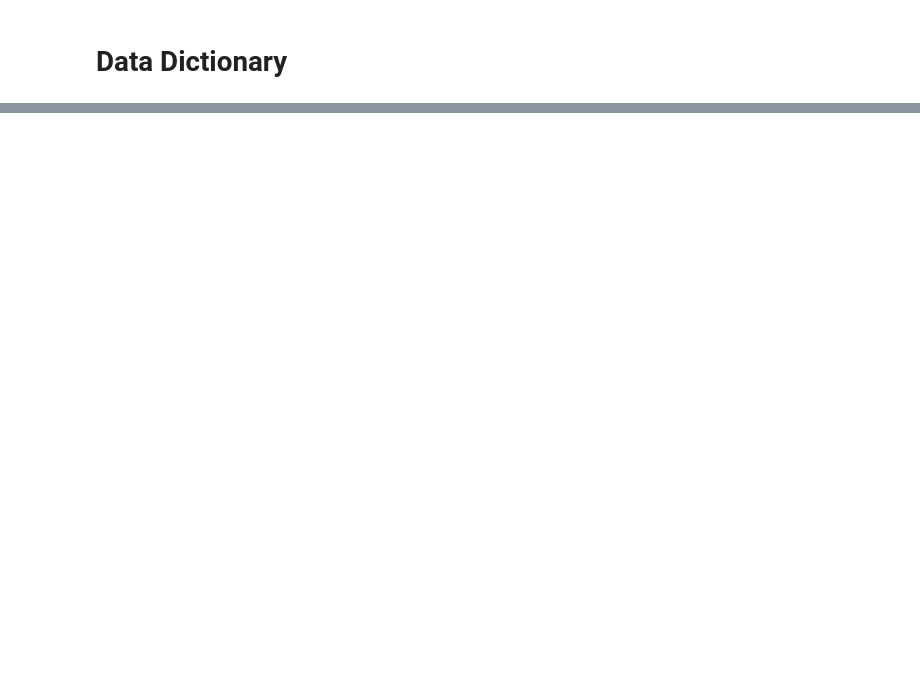
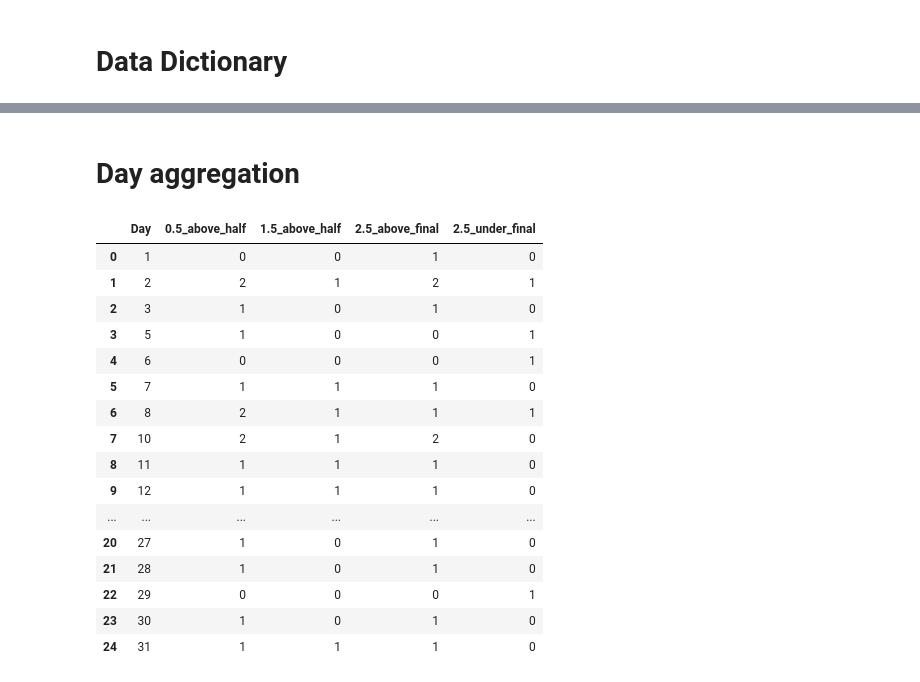
Before and after one commit to yssefunc/sport_analytics, a Jupyter notebook: code/eda.ipynb, the cells around one changed output, grey strips where cells are left out. Cells and saved outputs as stored; diff of their text form; code cells hidden in the pictures; blank space fills up the shorter version.

```diff
--- a/code/england_preprocess.ipynb
+++ b/code/eda.ipynb
@@ -990,0 +111,9 @@ df.to_csv('preprocess.csv',index=False)
+# %%
+def eda(df,team):
+    print(team)
+    df = df[(df['HomeTeam'] == team) | (df['AwayTeam'] == team)] #query
+    return df
+# %%
+team = 'Man City'
+df_result = eda(df,team).reset_index(drop=True)
+df_result.head()
@@ -990,0 +170,25 @@ df.to_csv('preprocess.csv',index=False)
+# %% [markdown]
+# Day aggregation
+# %%
+df_3 = df_result.pivot_table(index='Day',
+                           aggfunc={'2.5_above_final':'sum','2.5_under_final':'sum','0.5_above_half':'sum','1.5_above_half':'sum'}
+                          ).reset_index()
+df_3
+# %% [output]
+|  | Day | 0.5_above_half | 1.5_above_half | 2.5_above_final | 2.5_under_final |
+| 0 | 1 | 0 | 0 | 1 | 0 |
+| 1 | 2 | 2 | 1 | 2 | 1 |
+| 2 | 3 | 1 | 0 | 1 | 0 |
+| 3 | 5 | 1 | 0 | 0 | 1 |
+| 4 | 6 | 0 | 0 | 0 | 1 |
+| 5 | 7 | 1 | 1 | 1 | 0 |
+| 6 | 8 | 2 | 1 | 1 | 1 |
+| 7 | 10 | 2 | 1 | 2 | 0 |
+| 8 | 11 | 1 | 1 | 1 | 0 |
+| 9 | 12 | 1 | 1 | 1 | 0 |
+| ... | ... | ... | ... | ... | ... |
+| 20 | 27 | 1 | 0 | 1 | 0 |
+| 21 | 28 | 1 | 0 | 1 | 0 |
+| 22 | 29 | 0 | 0 | 0 | 1 |
+| 23 | 30 | 1 | 0 | 1 | 0 |
+| 24 | 31 | 1 | 1 | 1 | 0 |
```
Also changed, not shown: parts of 39 cells of this notebook, 3 other files.
